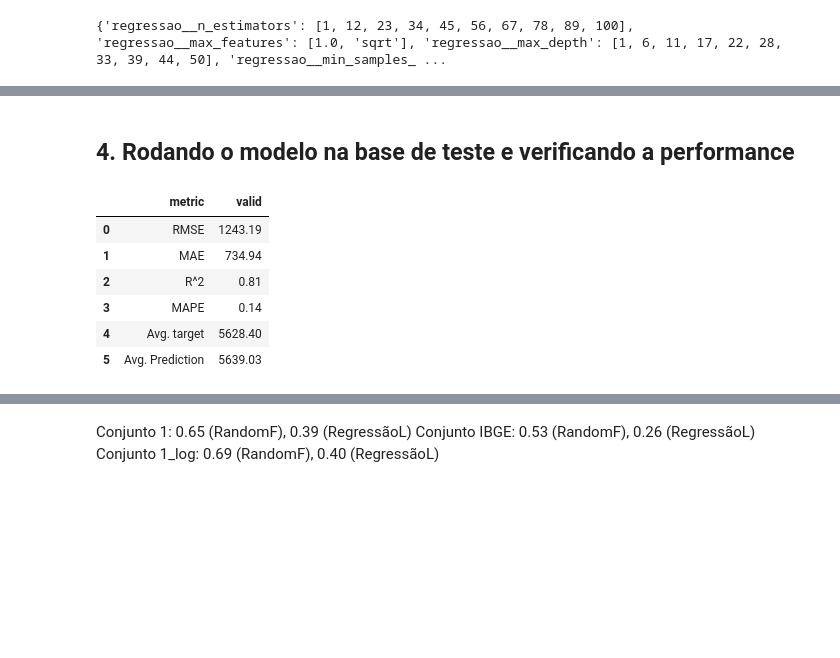
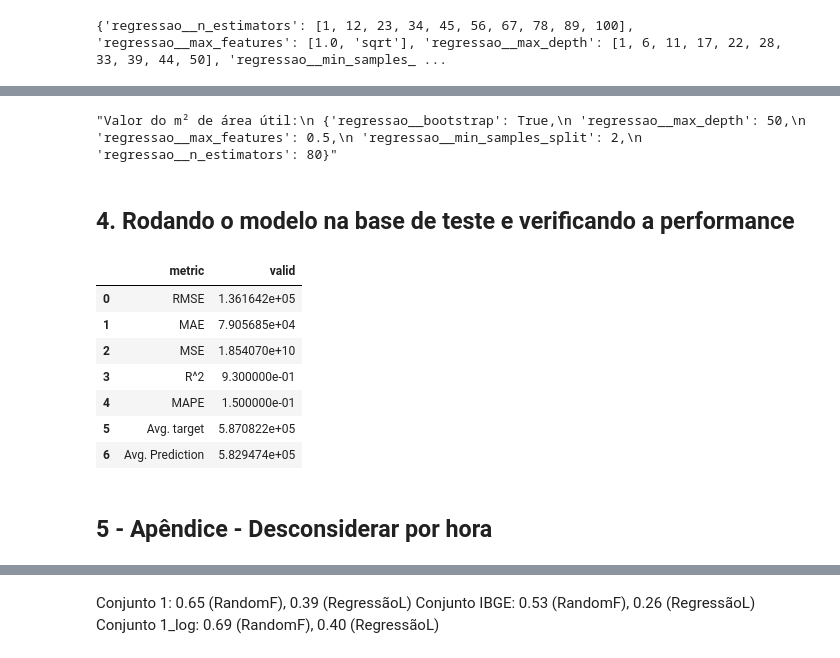
Before and after one commit to LissesCastro/Tera-Mercado-Imobiliario-SP, a Jupyter notebook: modelo_preditivo.ipynb, the cells around one changed output, grey strips where cells are left out. Cells and saved outputs as stored; diff of their text form; code cells hidden in the pictures; blank space fills up the shorter version.

```diff
--- a/modelo_preditivo.ipynb
+++ b/modelo_preditivo.ipynb
@@ -88,7 +89,7 @@ features = numericas + categoricas
 
 #Variáveis que serão utilizadas no modelo de RF
 numericas2 = df_rf.select_dtypes(['int', 'float']).columns
-numericas2 = numericas2.drop(['PC_AU_ATU', 'PC_TT_ATU'])
+numericas2 = numericas2.drop(['PC_AU_ATU', 'PC_TT_ATU', 'PC_AU_ATU_log', 'PC_TT_ATU_log'])
 categoricas2 = df_rf.select_dtypes(['object', 'string']).columns
 # %%
 #Preenchendo as variáveis categóricas com o valor mais frequente, realizando isso para evitar posteriores erros no RF
@@ -366,18 +397,23 @@ grid_search.best_params_
+# %%
+grid_search.best_params_
+
+'''Valor da Unidade:
+{'regressao__bootstrap': True,
+ 'regressao__max_depth': 45,
+ 'regressao__max_features': 0.5,
+ 'regressao__min_samples_split': 6,
+ 'regressao__n_estimators': 60}'''
+
+'''Valor do m² de área útil:
+ {'regressao__bootstrap': True,
+ 'regressao__max_depth': 50,
+ 'regressao__max_features': 0.5,
+ 'regressao__min_samples_split': 2,
+ 'regressao__n_estimators': 80}'''
+# %% [output]
+"Valor do m² de área útil:\n {'regressao__bootstrap': True,\n 'regressao__max_depth': 50,\n 'regressao__max_features': 0.5,\n 'regressao__min_samples_split': 2,\n 'regressao__n_estimators': 80}"
 # %%
 grid_search.best_params_
 best_estimator = grid_search.best_estimator_
 # %% [markdown]
 <h2>4. Rodando o modelo na base de teste e verificando a performance </h2>
-# %%
-y_pred = best_estimator.predict(X_test)
-
-baseline_report = imprimir_metricas(y_test, y_pred)
-baseline_report
-# %% [output]
-|  | metric | valid |
-| 0 | RMSE | 1243.19 |
-| 1 | MAE | 734.94 |
-| 2 | R^2 | 0.81 |
-| 3 | MAPE | 0.14 |
-| 4 | Avg. target | 5628.40 |
-| 5 | Avg. Prediction | 5639.03 |
@@ -386 +420,23 @@ model.
+# %%
+y_pred = best_estimator.predict(X_test_tt) #Colocar ou retirar _tt dependendo do modelo
+
+baseline_report = imprimir_metricas(y_test_tt, y_pred) #Colocar ou retirar _tt dependendo do modelo
+baseline_report
+
+#'''Valor da unidade
+#   MODELO 1 - RMSE: 136164.2, MAE: 79056.85, R²: 0.93, MAPE: 0.15, AVG TARGET: 587082.20, AVG PRED: 582947.40'''
+
+#''' Área útil
+#    MODELO 2 - RMSE: 1256.84, MAE: 727.08, R²: 0.81, MAPE: 0.13, AVG TARGET: 5519.69, AVG PRED: 5507.74'''
+# %% [output]
+|  | metric | valid |
+| 0 | RMSE | 1.361642e+05 |
+| 1 | MAE | 7.905685e+04 |
+| 2 | MSE | 1.854070e+10 |
+| 3 | R^2 | 9.300000e-01 |
+| 4 | MAPE | 1.500000e-01 |
+| 5 | Avg. target | 5.870822e+05 |
+| 6 | Avg. Prediction | 5.829474e+05 |
+# %% [markdown]
+<h2>5 - Apêndice - Desconsiderar por hora</h2>
 # %%
```
Also changed, not shown: parts of 18 cells of this notebook.
